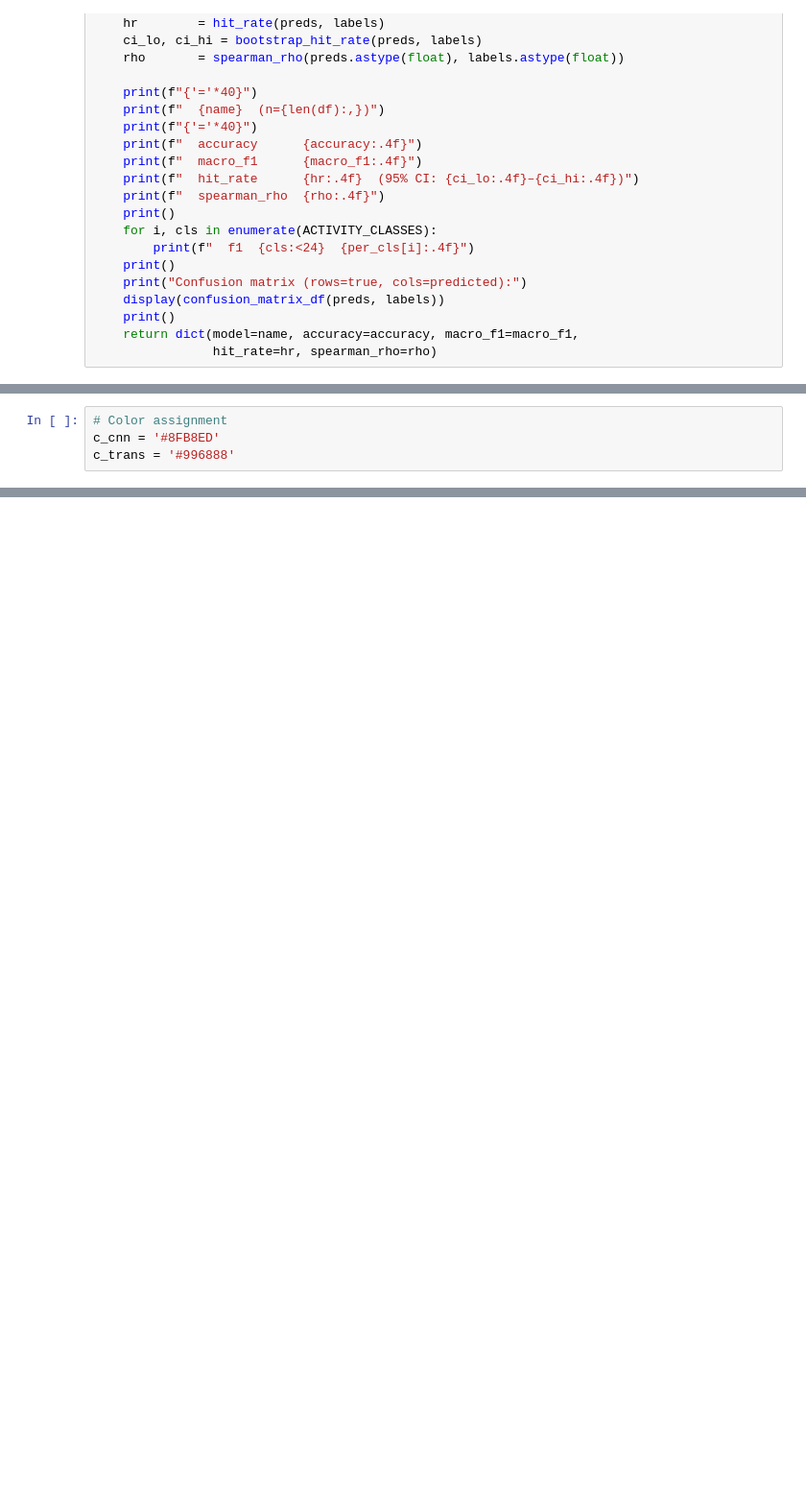
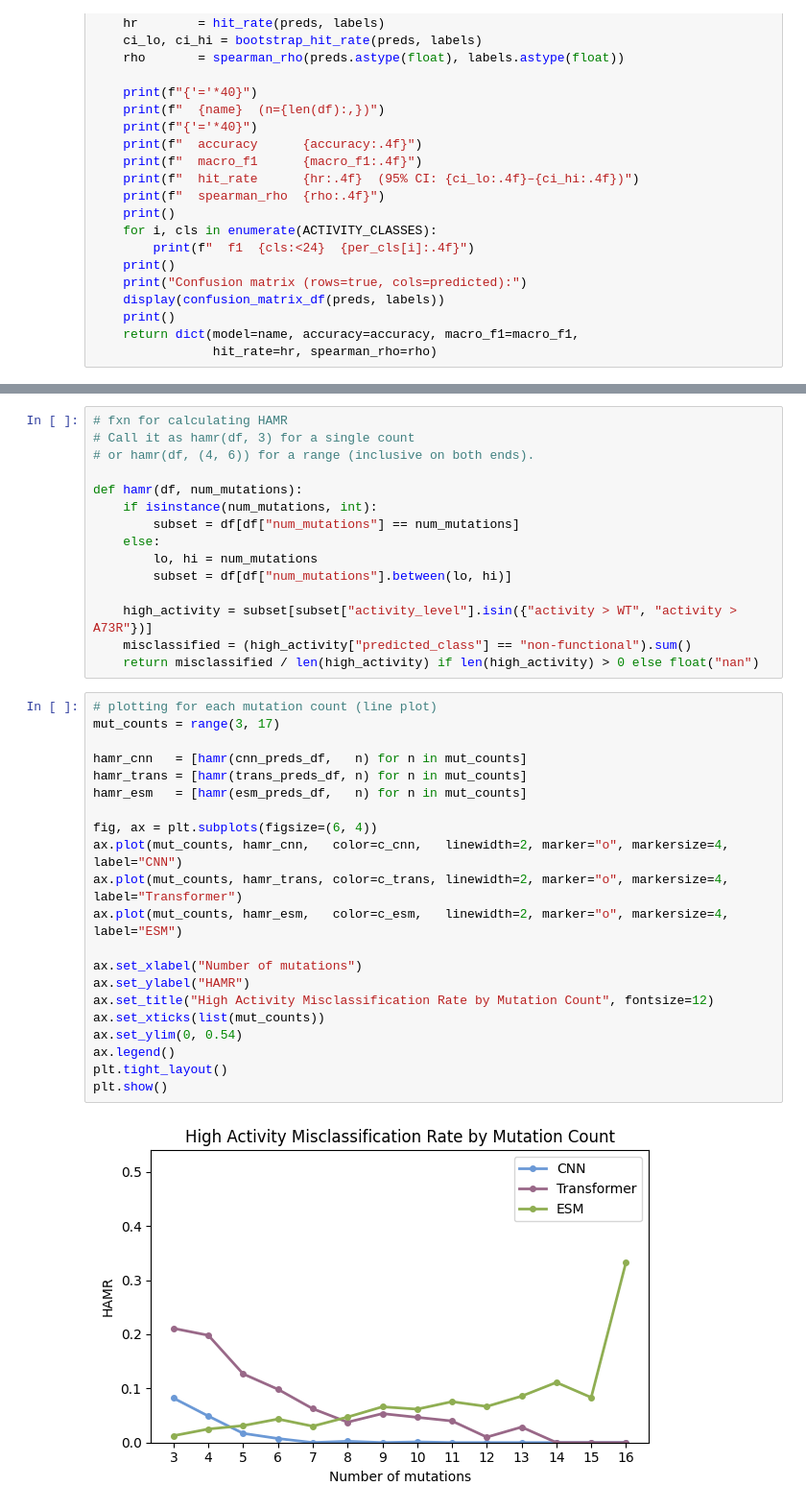
Before and after one commit to zahmiriajoh/AwasthiJohnson_10.C51, a Jupyter notebook: notebooks/02_model_comparison.ipynb, the cells around one changed output, grey strips where cells are left out. Shown at 96% size. Drawn from its saved outputs; the diff is of its cells as text; blank space fills up the shorter version.

```diff
--- a/notebooks/02_model_comparison.ipynb
+++ b/notebooks/02_model_comparison.ipynb
@@ -168,4 +217,0 @@ plt.show()
-# %%
-# Color assignment
-c_cnn = '#8FB8ED'
-c_trans = '#996888'
@@ -171,0 +257,38 @@ c_trans = '#996888'
+# %%
+# fxn for calculating HAMR
+# Call it as hamr(df, 3) for a single count
+# or hamr(df, (4, 6)) for a range (inclusive on both ends).
+
+def hamr(df, num_mutations):
+    if isinstance(num_mutations, int):
+        subset = df[df["num_mutations"] == num_mutations]
+    else:
+        lo, hi = num_mutations
+        subset = df[df["num_mutations"].between(lo, hi)]
+
+    high_activity = subset[subset["activity_level"].isin({"activity > WT", "activity > A73R"})]
+    misclassified = (high_activity["predicted_class"] == "non-functional").sum()
+    return misclassified / len(high_activity) if len(high_activity) > 0 else float("nan")
+# %%
+# plotting for each mutation count (line plot)
+mut_counts = range(3, 17)
+
+hamr_cnn   = [hamr(cnn_preds_df,   n) for n in mut_counts]
+hamr_trans = [hamr(trans_preds_df, n) for n in mut_counts]
+hamr_esm   = [hamr(esm_preds_df,   n) for n in mut_counts]
+
+fig, ax = plt.subplots(figsize=(6, 4))
+ax.plot(mut_counts, hamr_cnn,   color=c_cnn,   linewidth=2, marker="o", markersize=4, label="CNN")
+ax.plot(mut_counts, hamr_trans, color=c_trans, linewidth=2, marker="o", markersize=4, label="Transformer")
+ax.plot(mut_counts, hamr_esm,   color=c_esm,   linewidth=2, marker="o", markersize=4, label="ESM")
+
+ax.set_xlabel("Number of mutations")
+ax.set_ylabel("HAMR")
+ax.set_title("High Activity Misclassification Rate by Mutation Count", fontsize=12)
+ax.set_xticks(list(mut_counts))
+ax.set_ylim(0, 0.54)
+ax.legend()
+plt.tight_layout()
+plt.show()
+# %% [output]
+[figure, added]
```
Also changed, not shown: parts of 32 cells of this notebook, 1 other file.
